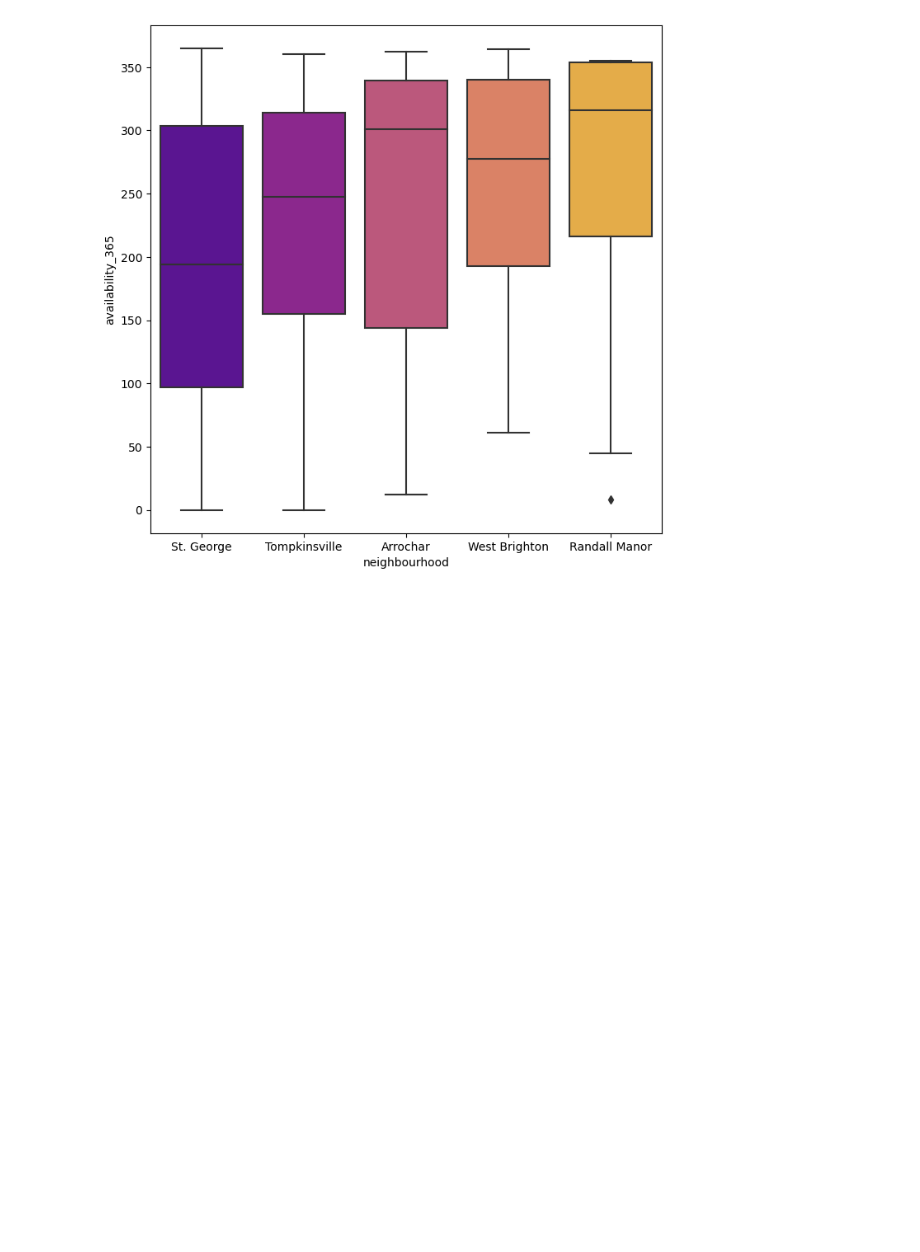
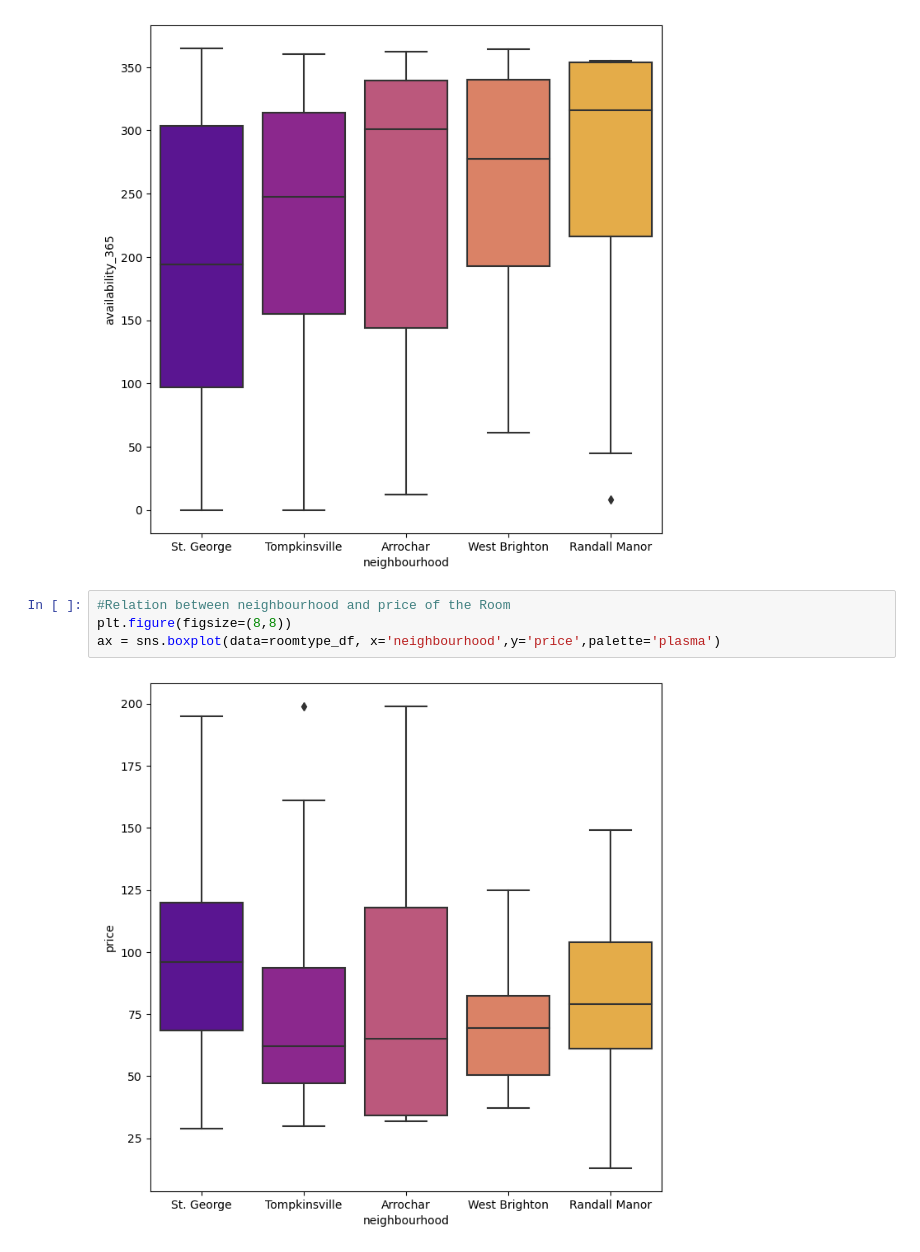
Before and after one commit to alexturkmen/Airbnb-New-York-Renterpreneurs, a Jupyter notebook: Staten_Island.ipynb, the cells around one changed output. Drawn from its saved outputs; the diff is of its cells as text; blank space fills up the shorter version.

Commit message:
added plots

```diff
--- a/Staten_Island.ipynb
+++ b/Staten_Island.ipynb
@@ -818,3 +818,9 @@ plt.figure(figsize=(8,8))
 ax = sns.boxplot(data=roomtype_df, x='neighbourhood',y='availability_365',palette='plasma')
 # %% [output]
 [figure]
+# %%
+#Relation between neighbourhood and price of the Room
+plt.figure(figsize=(8,8))
+ax = sns.boxplot(data=roomtype_df, x='neighbourhood',y='price',palette='plasma')
+# %% [output]
+[figure, added]
```
